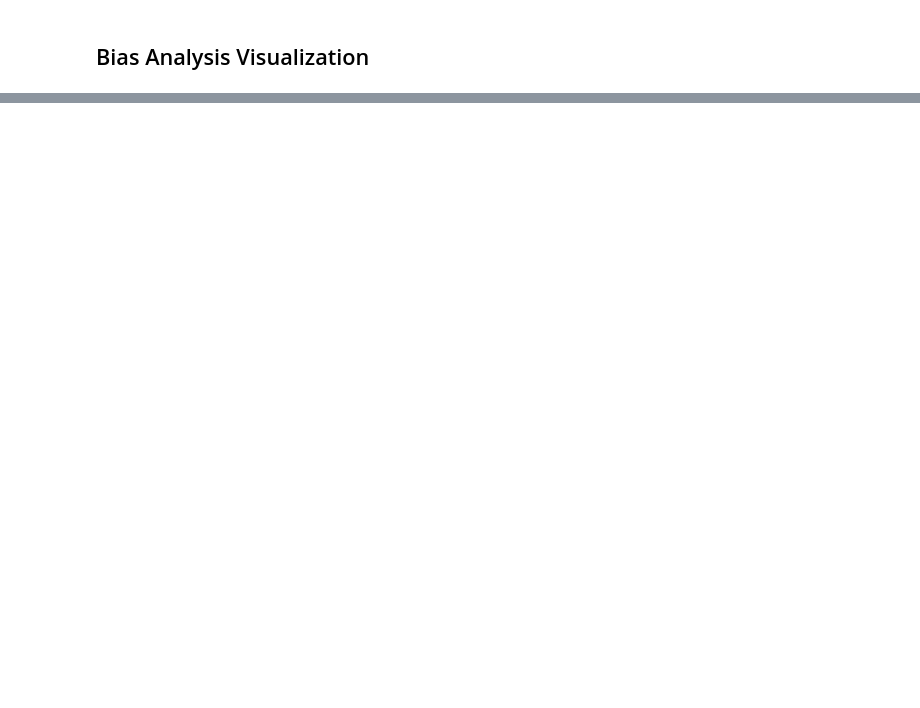
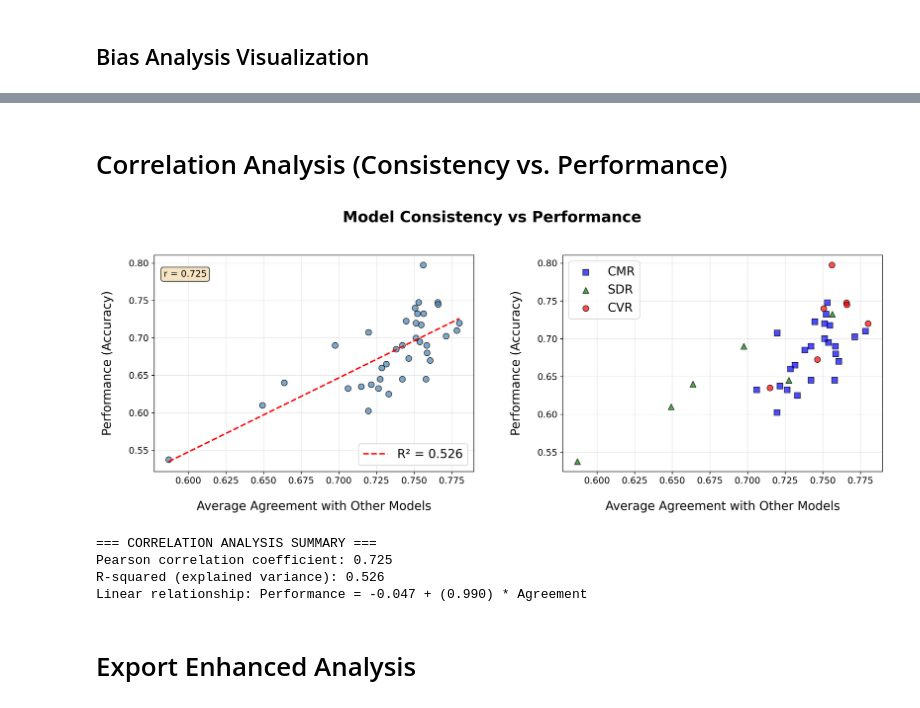
Before and after one commit to mrprofessor/bongard_playbook, a Jupyter notebook: notebooks/analytics.ipynb, the cells around one changed output, grey strips where cells are left out. Cells and saved outputs as stored; diff of their text form; code cells hidden in the pictures; blank space fills up the shorter version.

```diff
--- a/notebooks/analytics.ipynb
+++ b/notebooks/analytics.ipynb
@@ -286,20 +287,14 @@ Model Performance & A vs B Analysis:
 | sdr_gpt41_llama4 | 400.0 | 215.0 | 53.8 | 78.5 | 29.0 | 49.5 |
 # %% [markdown]
 ## UID-Based Worst Performance Analysis
-# %%
-# %% [markdown]
-# ## UID-Based Worst Performance Analysis
 # %%
 print("\n=== UID-BASED WORST PERFORMANCE ANALYSIS ===")
-
-# Calculate performance statistics for each UID
 uid_performance = {}
 for uid, model_results in uid_analysis.items():
-    if model_results:  # Only process UIDs that have results
+    if model_results:
         correct_count = sum(model_results.values())
         total_count = len(model_results)
         success_rate = correct_count / total_count
-
         uid_performance[uid] = {
             'success_rate': success_rate,
             'correct_count': correct_count,
@@ -307,18 +302,14 @@ for uid, model_results in uid_analysis.items():
             'failed_models': total_count - correct_count
         }
 
-# Sort UIDs by success rate (worst first)
 sorted_uids = sorted(uid_performance.items(), key=lambda x: x[1]['success_rate'])
-
-print("=== TOP 25 MOST DIFFICULT UIDs ===")
+print("=== TOP 25 MOST DIFFICULT UIDS ===")
 print(f"{'UID':<12} {'Success Rate':<13} {'Failed/Total':<12} {'Concept':<25} {'Type':<8}")
 print("-" * 70)
-
 for i, (uid, stats) in enumerate(sorted_uids[:50]):
     base_uid = uid.replace("_A", "").replace("_B", "")
-    variant = "A (pos)" if uid.endswith("_A") else "B (neg)"
+    variant = "A (pos)" if uid.endswith("A") else "B (neg)"
     concept = metadata.get(base_uid, {}).get('concept', 'unknown')[:24]
-
     print(f"{uid:<12} {stats['success_rate']:<13.1%} {stats['failed_models']}/{stats['total_models']:<11} {concept:<25} {variant:<8}")
 # %% [output]
 === UID-BASED WORST PERFORMANCE ANALYSIS ===
@@ -596,0 +821,51 @@ All visualizations generated!
+# %% [markdown]
+# Correlation Analysis (Consistency vs. Performance)
+# %%
+fig2, (ax3, ax4) = plt.subplots(1, 2, figsize=(15, 6))
+fig2.suptitle('Model Consistency vs Performance', fontsize=20, fontweight='bold')
+agreement_scores = [avg_agreement[model] for model in models]
+performance_scores = [model_performance[model]['accuracy'] for model in models]
+correlation = np.corrcoef(agreement_scores, performance_scores)[0, 1]
+
+ax3.scatter(agreement_scores, performance_scores, alpha=0.7, s=60, color='steelblue', edgecolors='black')
+X = np.array(agreement_scores).reshape(-1, 1)
+y = np.array(performance_scores)
+reg = LinearRegression().fit(X, y)
+line_x = np.linspace(min(agreement_scores), max(agreement_scores), 100)
+line_y = reg.predict(line_x.reshape(-1, 1))
+ax3.plot(line_x, line_y, 'r--', linewidth=2, label=f'R² = {reg.score(X, y):.3f}')
+ax3.set_xlabel('Average Agreement with Other Models')
+ax3.set_ylabel('Performance (Accuracy)')
+# ax3.set_title('Model Consistency vs Performance', fontweight='bold')
+ax3.grid(True, alpha=0.3)
+ax3.text(0.03, 0.90, f'r = {correlation:.3f}', transform=ax3.transAxes, bbox=dict(boxstyle='round', facecolor='wheat', alpha=0.8))
+ax3.legend()
+
+paradigm_colors = {'CVR': 'red', 'CMR': 'blue', 'SDR': 'green'}
+paradigm_markers = {'CVR': 'o', 'CMR': 's', 'SDR': '^'}
+plotted_labels = set()
+for i, model in enumerate(models):
+    paradigm = 'CVR' if model.startswith('cvr_') else ('CMR' if model.startswith('cmr_') else 'SDR')
+    label = paradigm if paradigm not in plotted_labels else ""
+    plotted_labels.add(paradigm)
+    ax4.scatter(agreement_scores[i], performance_scores[i], color=paradigm_colors[paradigm], marker=paradigm_markers[paradigm], s=60, alpha=0.7, edgecolors='black', label=label)
+ax4.set_xlabel('Average Agreement with Other Models')
+ax4.set_ylabel('Performance (Accuracy)')
+# ax4.set_title('Consistency vs Performance by Paradigm', fontweight='bold')
+ax4.grid(True, alpha=0.3)
+ax4.legend()
+plt.tight_layout(pad=2.0, w_pad=4.0)
+plt.show()
+
+print("\n=== CORRELATION ANALYSIS SUMMARY ===")
+print(f"Pearson correlation coefficient: {correlation:.3f}")
+print(f"R-squared (explained variance): {reg.score(X, y):.3f}")
+print(f"Linear relationship: Performance = {reg.intercept_:.3f} + ({reg.coef_[0]:.3f}) * Agreement")
+# %% [output]
+[figure, added]
+=== CORRELATION ANALYSIS SUMMARY ===
+Pearson correlation coefficient: 0.725
+R-squared (explained variance): 0.526
+Linear relationship: Performance = -0.047 + (0.990) * Agreement
+# %% [markdown]
+# Export Enhanced Analysis
```
Also changed, not shown: parts of 29 cells of this notebook, 5 other files.
